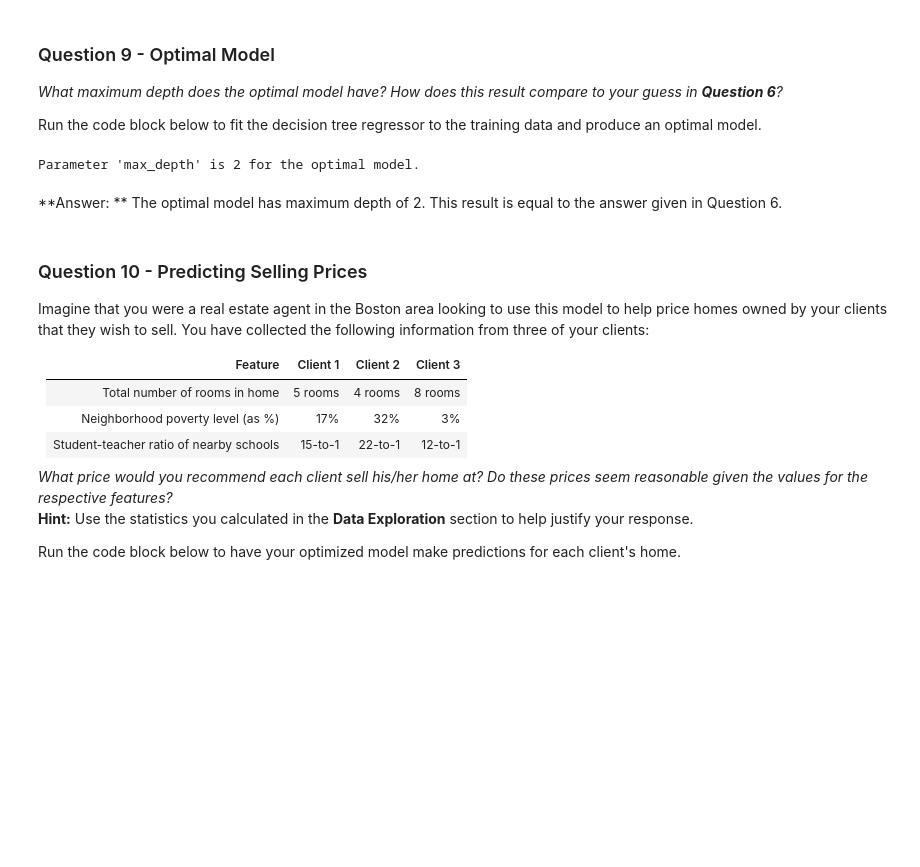
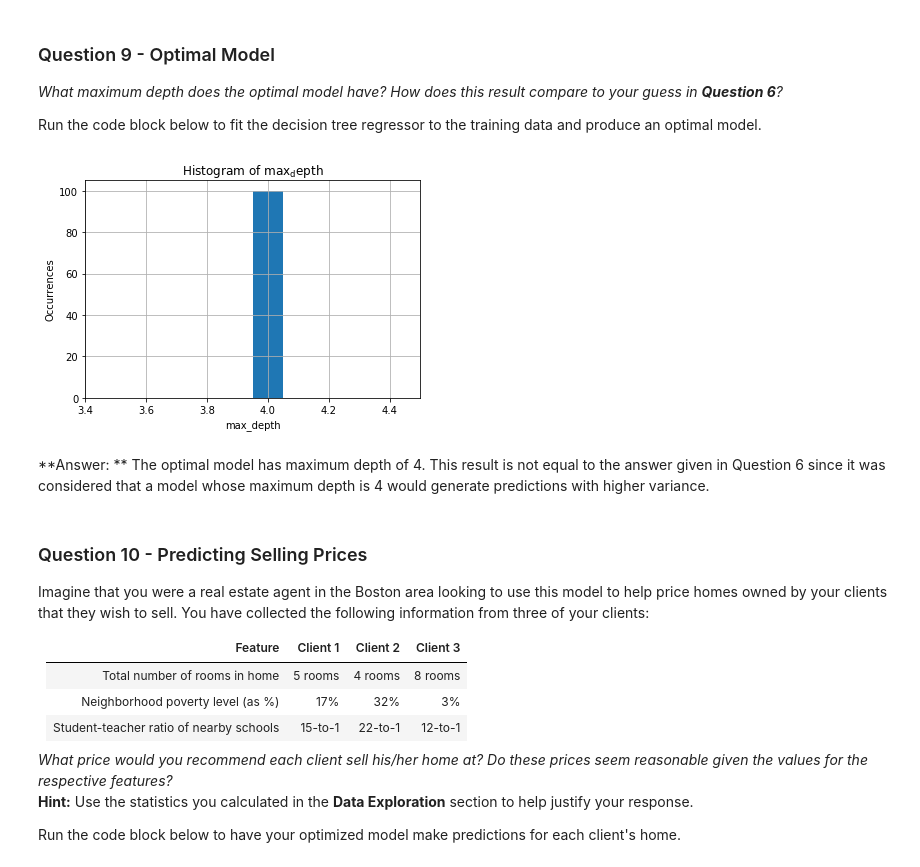
Before and after one commit to lcdutramartins/UdacityML, a Jupyter notebook: boston_housing/boston_housing.ipynb, the cells around one changed output. Drawn from its saved outputs; the diff is of its cells as text; code cells hidden in the pictures; blank space fills up the shorter version.

```diff
--- a/boston_housing/boston_housing.ipynb
+++ b/boston_housing/boston_housing.ipynb
@@ -293,7 +301,7 @@ def fit_model(X, y):
     regressor = DecisionTreeRegressor()
 
     # Create a dictionary for the parameter 'max_depth' with a range from 1 to 10
-    params = { 'max_depth': [1, 2, 3, 4, 5, 6, 7, 8, 9, 10] }
+    params = { 'max_depth': range(1, 11) }
 
     # Transform 'performance_metric' into a scoring function using 'make_scorer'
     scoring_fnc = make_scorer(performance_metric)
@@ -314,16 +322,30 @@ Once a model has been trained on a given set of data, it can now be used to make
 _What maximum depth does the optimal model have? How does this result compare to your guess in **Question 6**?_
 
 Run the code block below to fit the decision tree regressor to the training data and produce an optimal model.
-# %%
-# Fit the training data to the model using grid search
-reg = fit_model(X_train, y_train)
-
-# Produce the value for 'max_depth'
-print "Parameter 'max_depth' is {} for the optimal model.".format(reg.get_params()['max_depth'])
-# %% [output]
-Parameter 'max_depth' is 2 for the optimal model.
+# %%
+#Performing Nexp experiments for evaluating if optimal max_depth varies according different data splits
+Nexp = 100
+results = np.empty([Nexp, 1])
+for i in range(Nexp):
+    # Shuffle and split the data into training and testing subsets
+    X_train, X_test, y_train, y_test = train_test_split(features, prices, train_size=0.8, random_state=0)
+    # Fit the training data to the model using grid search
+    reg = fit_model(X_train, y_train)
+    # Produce the value for 'max_depth'
+    results[i] = reg.get_params()['max_depth']
+
+#Histogram of optimal max_depth results
+import matplotlib.pyplot as plt
+
+plt.hist(results, bins = 10, align = 'left')
+plt.xlabel('max_depth')
+plt.ylabel('Occurrences')
+plt.title(r'$\mathrm{Histogram\ of\ max_depth}\ $')
+plt.grid(True)
+# %% [output]
+[figure, added]
 # %% [markdown]
-**Answer: ** The optimal model has maximum depth of 2. This result is equal to the answer given in Question 6.
+**Answer: ** The optimal model has maximum depth of 4. This result is not equal to the answer given in Question 6 since it was considered that a model whose maximum depth is 4 would generate predictions with higher variance.
 # %% [markdown]
 ### Question 10 - Predicting Selling Prices
 Imagine that you were a real estate agent in the Boston area looking to use this model to help price homes owned by your clients that they wish to sell. You have collected the following information from three of your clients:
```
Also changed, not shown: parts of 7 cells of this notebook, 1 other file.
